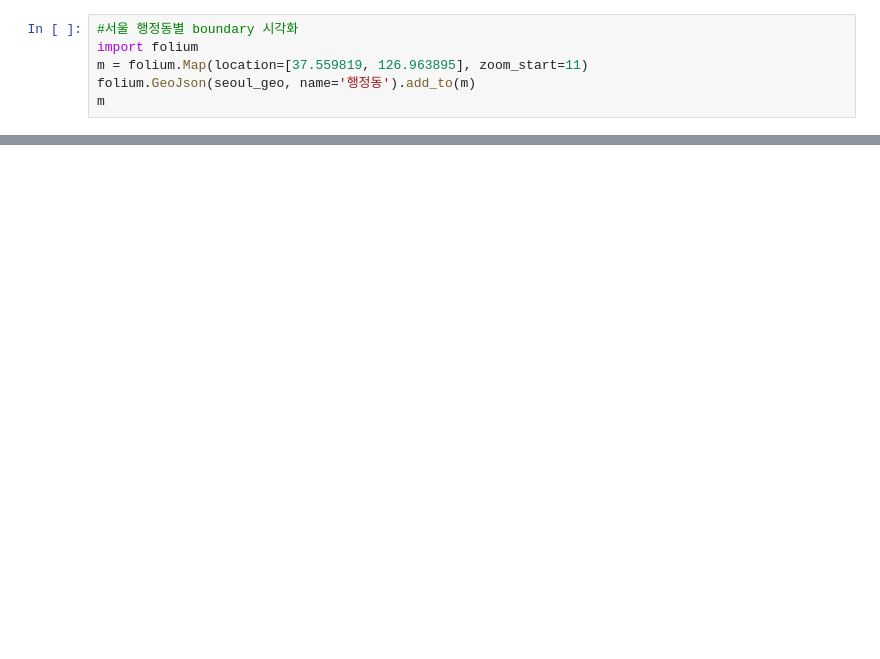
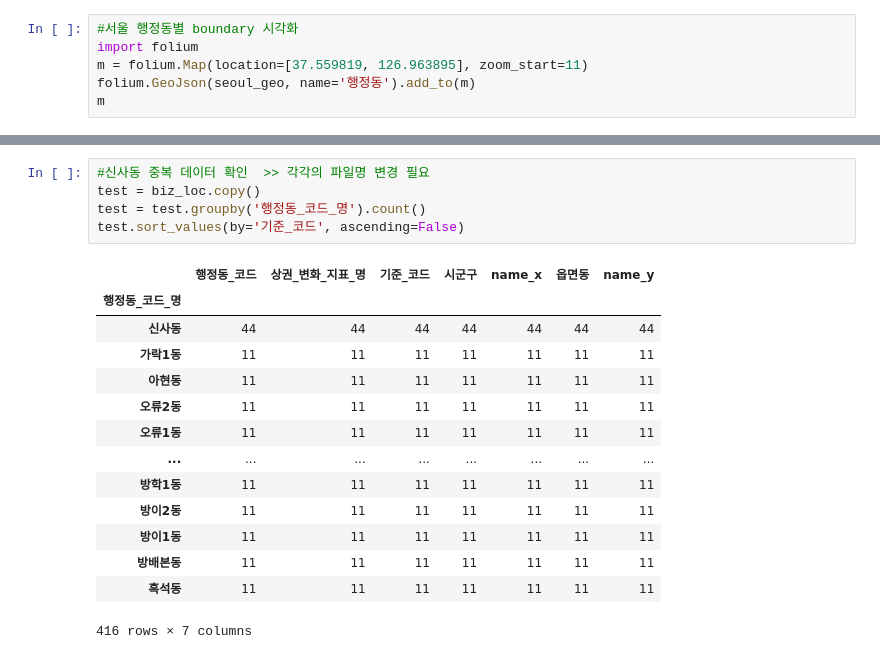
Before and after one commit to YongWanJin/KDTteam5_semiproject, a Jupyter notebook: code/상권변화지표_행정동별.ipynb, the cells around one changed output, grey strips where cells are left out. Cells and saved outputs as stored; diff of their text form; blank space fills up the shorter version.

```diff
--- a/code/상권변화지표_행정동별.ipynb
+++ b/code/상권변화지표_행정동별.ipynb
@@ -187,0 +263,20 @@ biz_loc.tail()
+# %%
+#신사동 중복 데이터 확인  >> 각각의 파일명 변경 필요
+test = biz_loc.copy()
+test = test.groupby('행정동_코드_명').count()
+test.sort_values(by='기준_코드', ascending=False)
+# %% [output]
+|  | 행정동_코드 | 상권_변화_지표_명 | 기준_코드 | 시군구 | name_x | 읍면동 | name_y |
+| 행정동_코드_명 |  |  |  |  |  |  |  |
+| 신사동 | 44 | 44 | 44 | 44 | 44 | 44 | 44 |
+| 가락1동 | 11 | 11 | 11 | 11 | 11 | 11 | 11 |
+| 아현동 | 11 | 11 | 11 | 11 | 11 | 11 | 11 |
+| 오류2동 | 11 | 11 | 11 | 11 | 11 | 11 | 11 |
+| 오류1동 | 11 | 11 | 11 | 11 | 11 | 11 | 11 |
+| ... | ... | ... | ... | ... | ... | ... | ... |
+| 방학1동 | 11 | 11 | 11 | 11 | 11 | 11 | 11 |
+| 방이2동 | 11 | 11 | 11 | 11 | 11 | 11 | 11 |
+| 방이1동 | 11 | 11 | 11 | 11 | 11 | 11 | 11 |
+| 방배본동 | 11 | 11 | 11 | 11 | 11 | 11 | 11 |
+| 흑석동 | 11 | 11 | 11 | 11 | 11 | 11 | 11 |
+416 rows × 7 columns
```
Also changed, not shown: parts of 33 cells of this notebook.
